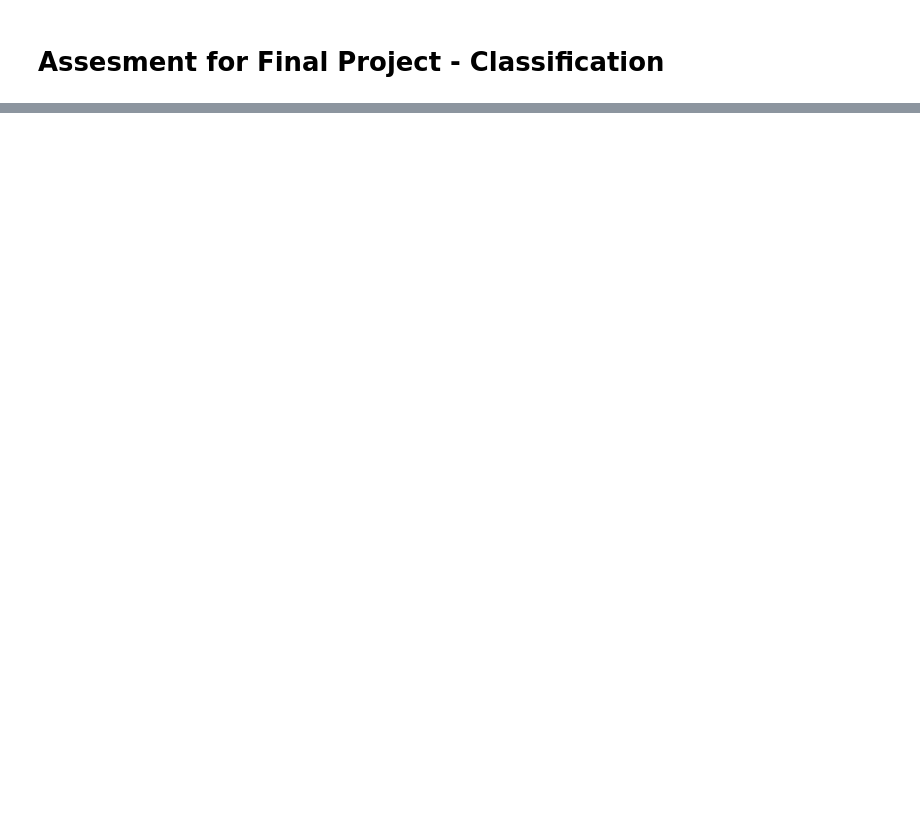
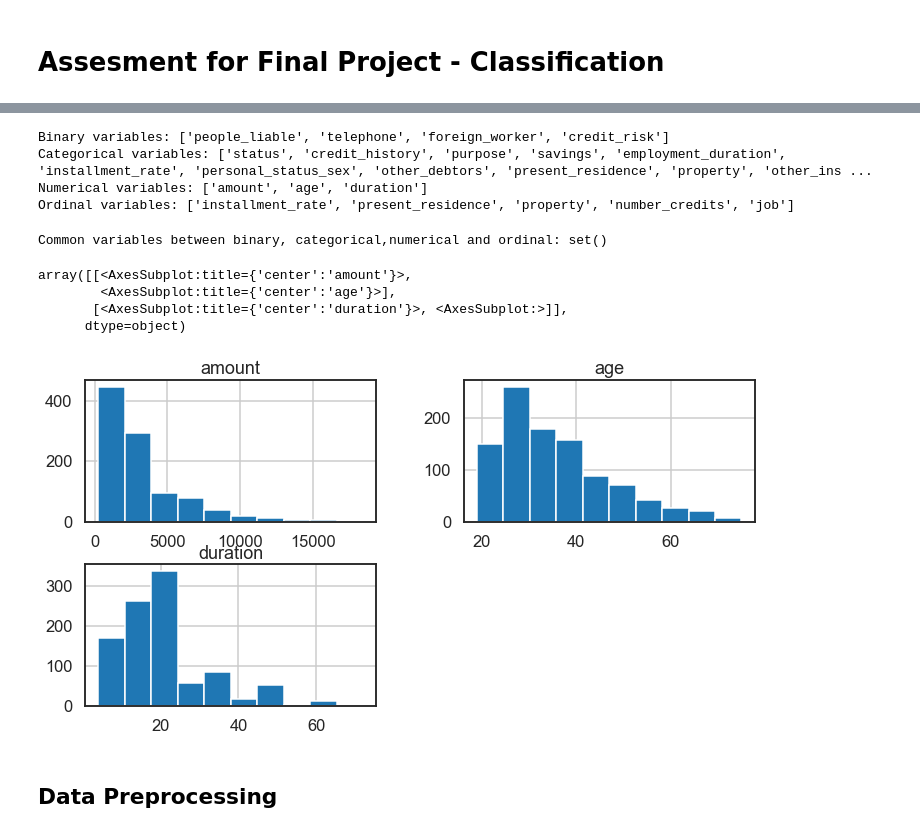
Before and after one commit to mohameddhameem/IBM-Machine-Learning, a Jupyter notebook: Supervised Machine Learning-Classification/Final Assessment/Assesment.ipynb, the cells around one changed output, grey strips where cells are left out. Saved outputs shown, nothing was run; the diff lists cells and outputs as text; code cells hidden in the pictures; blank space fills up the shorter version.

```diff
--- a/Supervised Machine Learning-Classification/Final Assessment/Assesment.ipynb
+++ b/Supervised Machine Learning-Classification/Final Assessment/Assesment.ipynb
@@ -80,0 +311,30 @@ df
+# %%
+### BEGIN SOLUTION
+# Calculate the correlation values
+feature_cols = data.columns[:-1]
+print('List of features: {}'.format(feature_cols))
+corr_values = data[feature_cols].corr()
+
+# Simplify by emptying all the data below the diagonal
+tril_index = np.tril_indices_from(corr_values)
+
+# Make the unused values NaNs
+for coord in zip(*tril_index):
+    corr_values.iloc[coord[0], coord[1]] = np.NaN
+
+# Stack the data and convert to a data frame
+corr_values = (corr_values
+               .stack()
+               .to_frame()
+               .reset_index()
+               .rename(columns={'level_0':'feature1',
+                                'level_1':'feature2',
+                                0:'correlation'}))
+
+# Get the absolute values for sorting
+corr_values['abs_correlation'] = corr_values.correlation.abs()
+sns.set_context('talk')
+sns.set_style('white')
+
+ax = corr_values.abs_correlation.hist(bins=50, figsize=(12, 8))
+ax.set(xlabel='Absolute Correlation', ylabel='Frequency');
@@ -80,0 +416,3 @@ df
+# %%
+df_uniques = pd.DataFrame([[i, len(data[i].unique())] for i in data.columns], columns=['Variable', 'Unique Values']).set_index('Variable')
+df_uniques
@@ -80,0 +455,35 @@ df
+# %%
+# Lets identify binary variables
+binary_variables = list(df_uniques[df_uniques['Unique Values'] == 2].index)
+# Lets identify categorical variables
+categorical_variables = list(df_uniques[(10 >= df_uniques['Unique Values']) & (df_uniques['Unique Values'] > 2)].index)
+# %%
+# From the data dictornary we know list of Ordinal variables
+ordinal_variables = ['installment_rate', 'present_residence', 'property','number_credits','job']
+# Lets find the numerical variables
+numerical_variables = list(set(data.columns) - set(binary_variables) - set(categorical_variables) - set(ordinal_variables))
+# %%
+print('Binary variables: {}'.format(binary_variables))
+print('Categorical variables: {}'.format(categorical_variables))
+print('Numerical variables: {}'.format(numerical_variables))
+print('Ordinal variables: {}'.format(ordinal_variables))
+# %% [output]
+Binary variables: ['people_liable', 'telephone', 'foreign_worker', 'credit_risk']
+Categorical variables: ['status', 'credit_history', 'purpose', 'savings', 'employment_duration', 'installment_rate', 'personal_status_sex', 'other_debtors', 'present_residence', 'property', 'other_ins ...
+Numerical variables: ['amount', 'age', 'duration']
+Ordinal variables: ['installment_rate', 'present_residence', 'property', 'number_credits', 'job']
+# %%
+# Check if there any common variables between the three categories
+print('Common variables between binary, categorical,numerical and ordinal: {}'.format(set(binary_variables).intersection(set(categorical_variables).intersection(set(numerical_variables))).intersection(set(ordinal_variables))))
+# %% [output]
+Common variables between binary, categorical,numerical and ordinal: set()
+# %%
+data[numerical_variables].hist(figsize=(12, 6))
+# %% [output]
+array([[<AxesSubplot:title={'center':'amount'}>,
+        <AxesSubplot:title={'center':'age'}>],
+       [<AxesSubplot:title={'center':'duration'}>, <AxesSubplot:>]],
+      dtype=object)
+[figure, added]
+# %% [markdown]
+## Data Preprocessing
```
Also changed, not shown: parts of 53 cells of this notebook.
